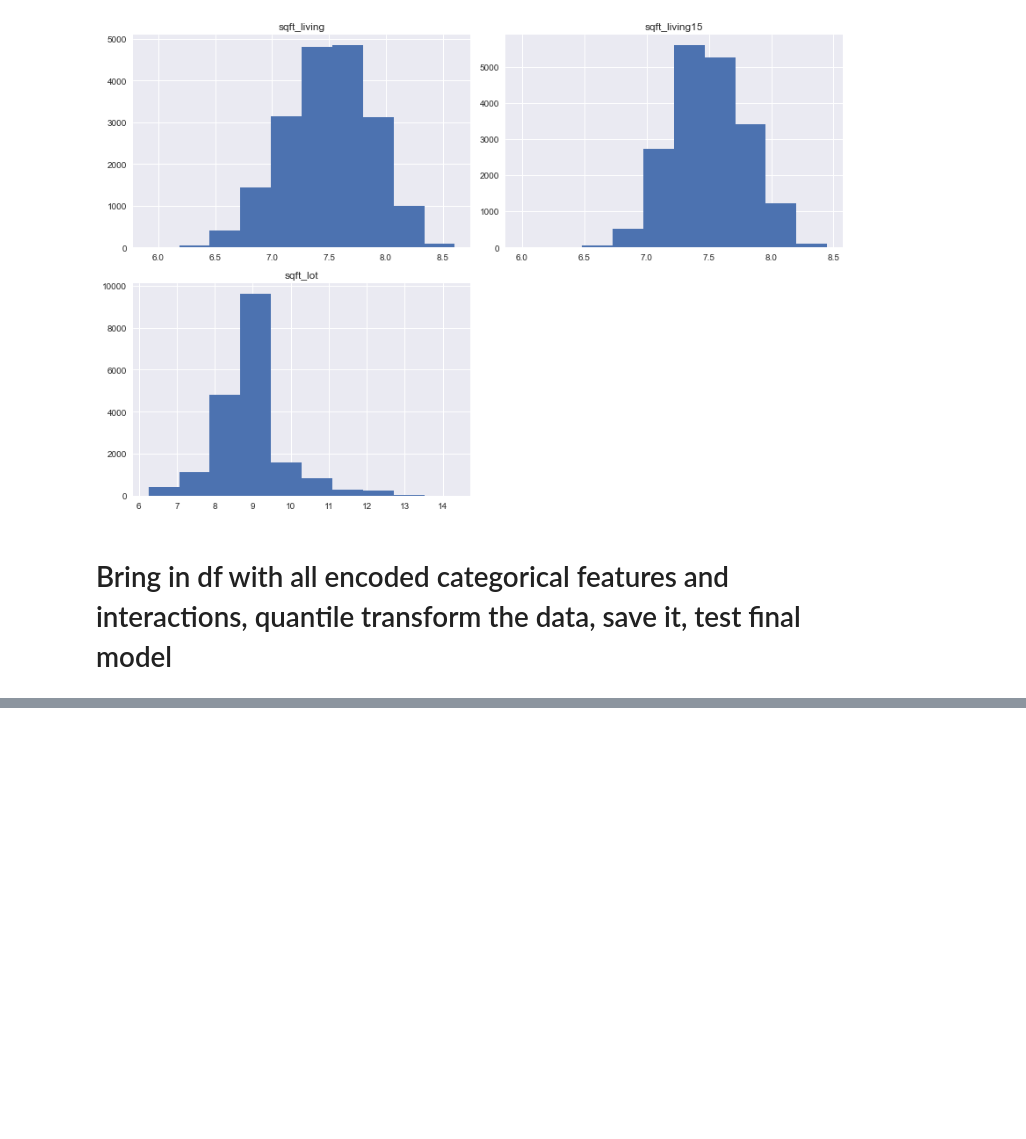
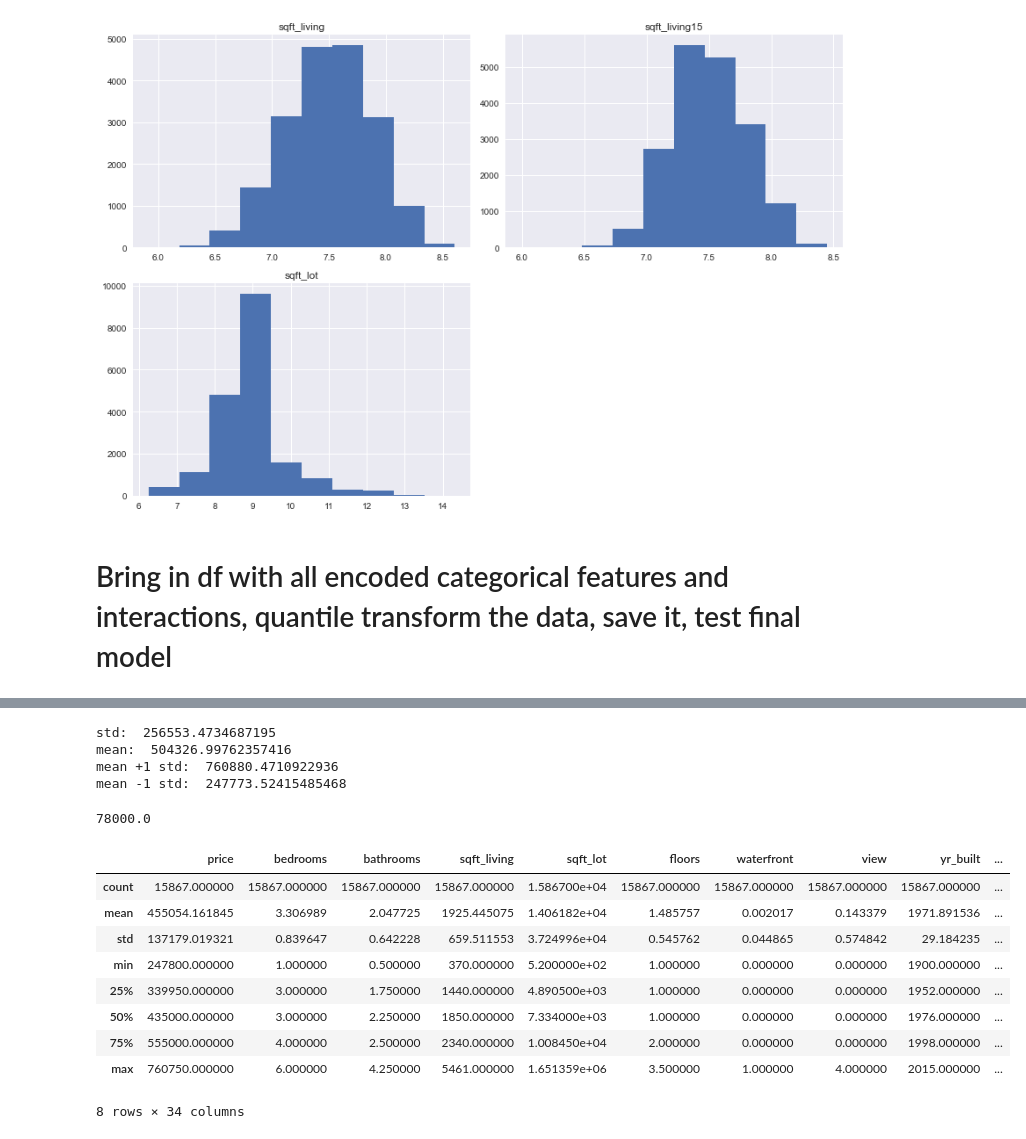
Before and after one commit to MJ-AllDay-67/Project_2_Regression, a Jupyter notebook: housing_exploration.ipynb, the cells around one changed output, grey strips where cells are left out. Cells and saved outputs as stored; diff of their text form; code cells hidden in the pictures; blank space fills up the shorter version.

```diff
--- a/housing_exploration.ipynb
+++ b/housing_exploration.ipynb
@@ -546,3 +554,35 @@ memory usage: 3.7 MB
+# %%
+std = df3.price.std()
+print('std: ',std)
+mean = df3.price.mean()
+print('mean: ', mean)
+std_1 = mean + std
+std_1m = mean - std
+print('mean +1 std: ',std_1)
+print('mean -1 std: ',std_1m)
+# %% [output]
+std:  256553.4734687195
+mean:  504326.99762357416
+mean +1 std:  760880.4710922936
+mean -1 std:  247773.52415485468
+# %%
+df3.price.min()
+# %% [output]
+78000.0
+# %%
+df3 = df3.loc[(df3['price']<std_1) & (df3['price']>std_1m)]
+df3.describe()
+# %% [output]
+|  | price | bedrooms | bathrooms | sqft_living | sqft_lot | floors | waterfront | view | yr_built | ... |
+| count | 15867.000000 | 15867.000000 | 15867.000000 | 15867.000000 | 1.586700e+04 | 15867.000000 | 15867.000000 | 15867.000000 | 15867.000000 | ... |
+| mean | 455054.161845 | 3.306989 | 2.047725 | 1925.445075 | 1.406182e+04 | 1.485757 | 0.002017 | 0.143379 | 1971.891536 | ... |
+| std | 137179.019321 | 0.839647 | 0.642228 | 659.511553 | 3.724996e+04 | 0.545762 | 0.044865 | 0.574842 | 29.184235 | ... |
+| min | 247800.000000 | 1.000000 | 0.500000 | 370.000000 | 5.200000e+02 | 1.000000 | 0.000000 | 0.000000 | 1900.000000 | ... |
+| 25% | 339950.000000 | 3.000000 | 1.750000 | 1440.000000 | 4.890500e+03 | 1.000000 | 0.000000 | 0.000000 | 1952.000000 | ... |
+| 50% | 435000.000000 | 3.000000 | 2.250000 | 1850.000000 | 7.334000e+03 | 1.000000 | 0.000000 | 0.000000 | 1976.000000 | ... |
+| 75% | 555000.000000 | 4.000000 | 2.500000 | 2340.000000 | 1.008450e+04 | 2.000000 | 0.000000 | 0.000000 | 1998.000000 | ... |
+| max | 760750.000000 | 6.000000 | 4.250000 | 5461.000000 | 1.651359e+06 | 3.500000 | 1.000000 | 4.000000 | 2015.000000 | ... |
+8 rows × 34 columns
 # %%
 df3[['sqft_living','sqft_living15','sqft_lot','interaction_dist','interaction_bb']].hist(figsize=(12, 8))
 plt.tight_layout()
```
Also changed, not shown: parts of 7 cells of this notebook, 4 other files.
